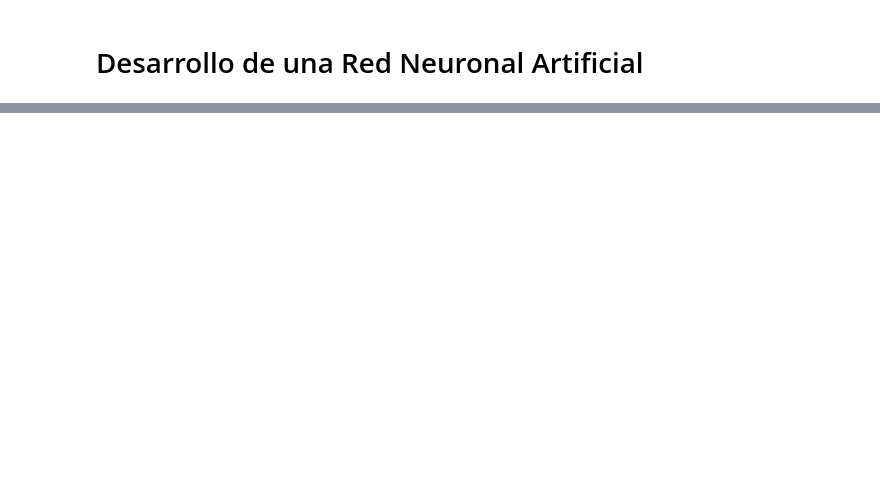
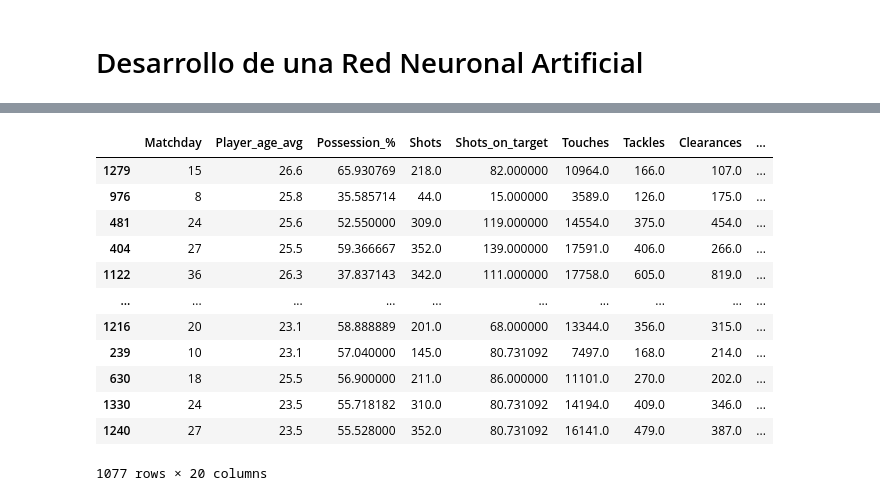
Before and after one commit to simonfredes/IA-Machine-Learning, a Jupyter notebook: Template.ipynb, the cells around one changed output, grey strips where cells are left out. Cells and saved outputs as stored; diff of their text form; code cells hidden in the pictures; blank space fills up the shorter version.

```diff
--- a/Template.ipynb
+++ b/Template.ipynb
@@ -291,0 +313,16 @@ Datos de test:
+# %%
+X_train
+# %% [output]
+|  | Matchday | Player_age_avg | Possession_% | Shots | Shots_on_target | Touches | Tackles | Clearances | ... |
+| 1279 | 15 | 26.6 | 65.930769 | 218.0 | 82.000000 | 10964.0 | 166.0 | 107.0 | ... |
+| 976 | 8 | 25.8 | 35.585714 | 44.0 | 15.000000 | 3589.0 | 126.0 | 175.0 | ... |
+| 481 | 24 | 25.6 | 52.550000 | 309.0 | 119.000000 | 14554.0 | 375.0 | 454.0 | ... |
+| 404 | 27 | 25.5 | 59.366667 | 352.0 | 139.000000 | 17591.0 | 406.0 | 266.0 | ... |
+| 1122 | 36 | 26.3 | 37.837143 | 342.0 | 111.000000 | 17758.0 | 605.0 | 819.0 | ... |
+| ... | ... | ... | ... | ... | ... | ... | ... | ... | ... |
+| 1216 | 20 | 23.1 | 58.888889 | 201.0 | 68.000000 | 13344.0 | 356.0 | 315.0 | ... |
+| 239 | 10 | 23.1 | 57.040000 | 145.0 | 80.731092 | 7497.0 | 168.0 | 214.0 | ... |
+| 630 | 18 | 25.5 | 56.900000 | 211.0 | 86.000000 | 11101.0 | 270.0 | 202.0 | ... |
+| 1330 | 24 | 23.5 | 55.718182 | 310.0 | 80.731092 | 14194.0 | 409.0 | 346.0 | ... |
+| 1240 | 27 | 23.5 | 55.528000 | 352.0 | 80.731092 | 16141.0 | 479.0 | 387.0 | ... |
+1077 rows × 20 columns
```
Also changed, not shown: parts of 6 cells of this notebook, 1 other file.
